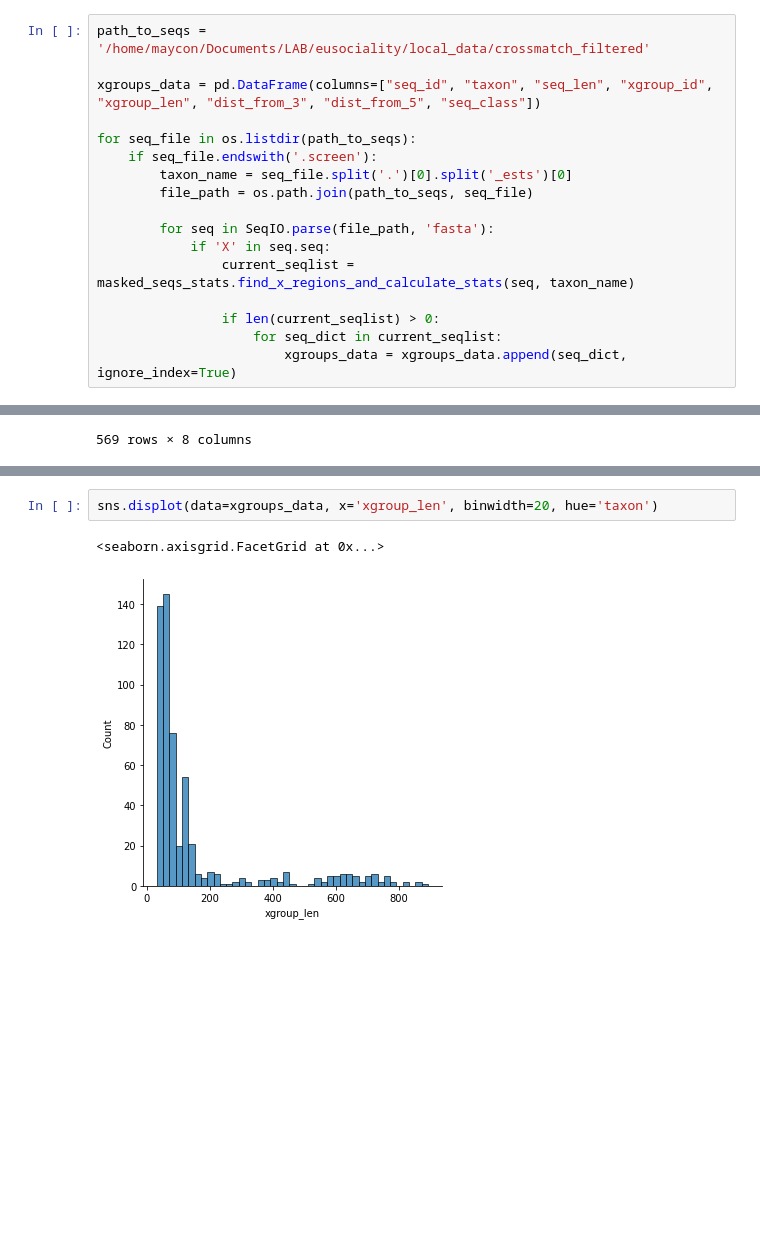
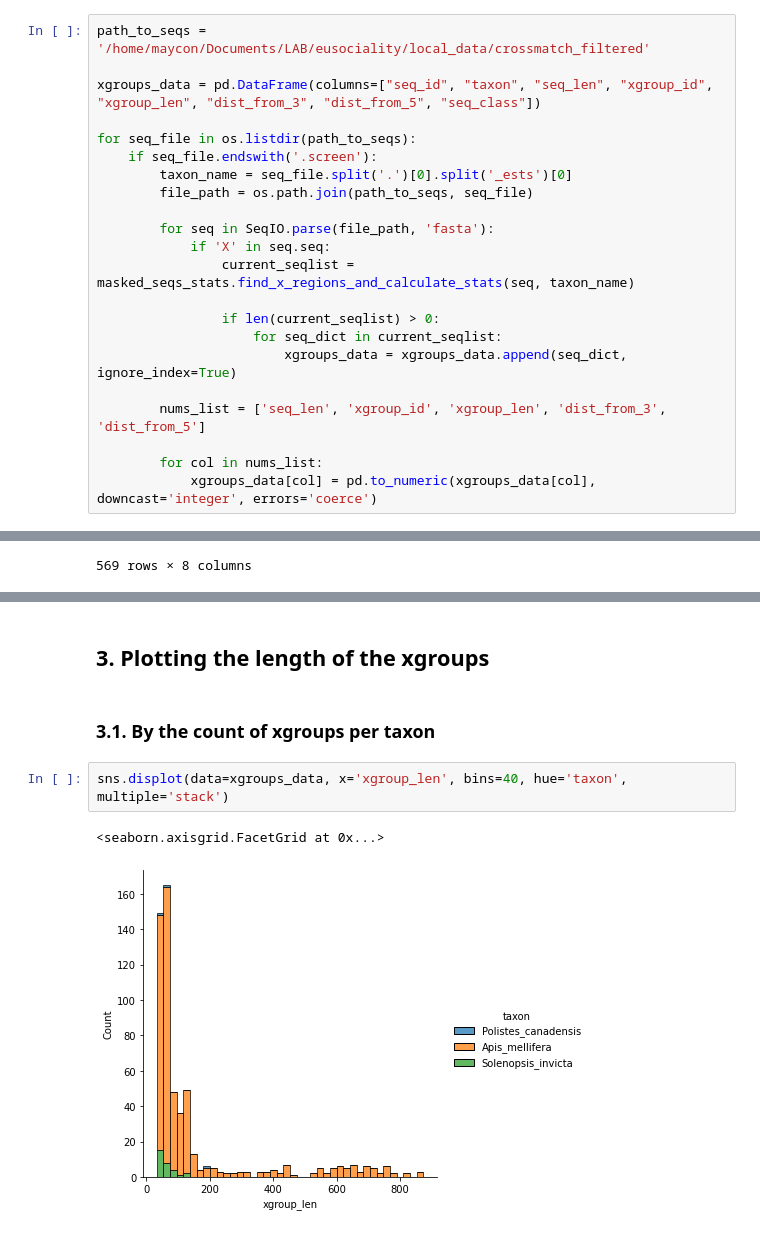
Before and after one commit to flayner2/lab_data_analysis, a Jupyter notebook: notebooks/analyze_vector_masking_data.ipynb, the cells around one changed output, grey strips where cells are left out. Cells and saved outputs as stored; diff of their text form; blank space fills up the shorter version.

Commit message:
added some initial visualizations

```diff
--- a/notebooks/analyze_vector_masking_data.ipynb
+++ b/notebooks/analyze_vector_masking_data.ipynb
@@ -32,6 +32,11 @@ for seq_file in os.listdir(path_to_seqs):
                 if len(current_seqlist) > 0:
                     for seq_dict in current_seqlist:
                         xgroups_data = xgroups_data.append(seq_dict, ignore_index=True)
+
+        nums_list = ['seq_len', 'xgroup_id', 'xgroup_len', 'dist_from_3', 'dist_from_5']
+
+        for col in nums_list:
+            xgroups_data[col] = pd.to_numeric(xgroups_data[col], downcast='integer', errors='coerce')
 # %%
 xgroups_data
 # %% [output]
@@ -51,5 +84,9 @@ xgroups_data
+# %% [markdown]
+## 3. Plotting the length of the xgroups
+# %% [markdown]
+### 3.1. By the count of xgroups per taxon
 # %%
-sns.displot(data=xgroups_data, x='xgroup_len', binwidth=20, hue='taxon')
+sns.displot(data=xgroups_data, x='xgroup_len', bins=40, hue='taxon', multiple='stack')
 # %% [output]
 <seaborn.axisgrid.FacetGrid at 0x...>
-[figure, old version]
+[figure, new version]
```
Also changed, not shown: parts of 8 cells of this notebook.
